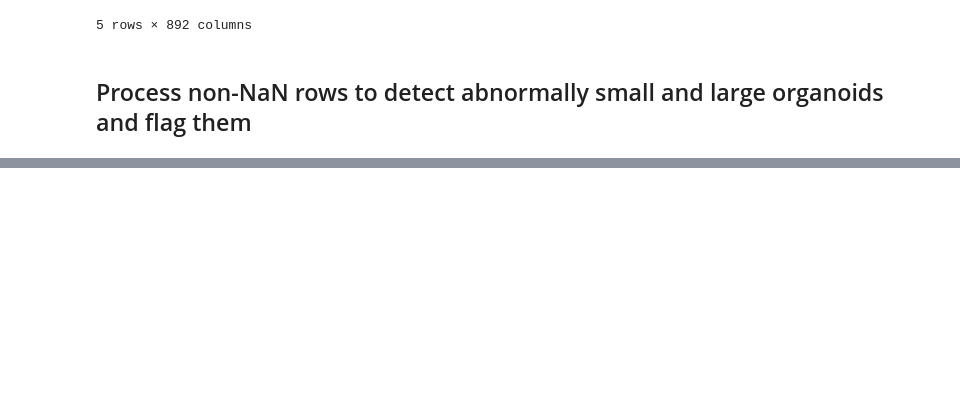
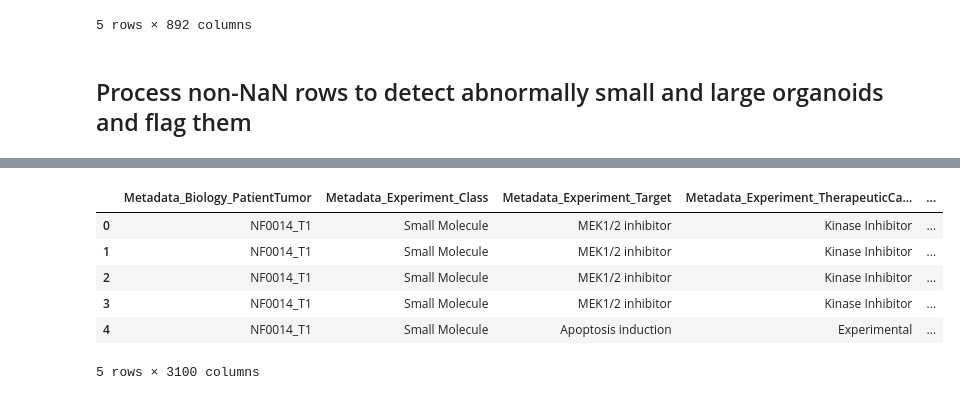
Before and after one commit to WayScience/NF1_3D_organoid_profiling_pipeline, a Jupyter notebook: 4.processing_image_based_profiles/notebooks/7a.organoid_qc.ipynb, the cells around one changed output, grey strips where cells are left out. Saved outputs shown, nothing was run; the diff lists cells and outputs as text; code cells hidden in the pictures; blank space fills up the shorter version.

```diff
--- a/4.processing_image_based_profiles/notebooks/7a.organoid_qc.ipynb
+++ b/4.processing_image_based_profiles/notebooks/7a.organoid_qc.ipynb
@@ -207,0 +224,32 @@ organoid_profiles_df.head()
+# %%
+sammed_organoid_df = pd.read_parquet(sammed_annotated_organoid_profiles_path)
+original_sammed_shape = sammed_organoid_df.shape
+# set the merge keys to int for both dataframes to ensure they match
+merge_keys = [
+    "Metadata_Biology_PatientTumor",
+    "Metadata_Experiment_WellFOV",
+    "Metadata_Object_ObjectID",
+]
+qc_keys = [col for col in organoid_profiles_df.columns if "Metadata_cqc" in col]
+
+
+# merge the flagged organoid profiles with the sammed annotated organoid profiles
+qc_annotated_sammed_organoid_df = sammed_organoid_df.merge(
+    organoid_profiles_df[qc_keys + merge_keys],
+    on=merge_keys,
+    how="left",
+)
+if qc_annotated_sammed_organoid_df.shape[1] == original_sammed_shape[1]:
+    raise ValueError(
+        f"No new columns were added during the merge. Check that the merge keys {merge_keys} are correct and that the qc keys {qc_keys} are present in the organoid_profiles_df."
+    )
+qc_annotated_sammed_organoid_df.to_parquet(sammed_organoid_qc_output_path, index=False)
+qc_annotated_sammed_organoid_df.head()
+# %% [output]
+|  | Metadata_Biology_PatientTumor | Metadata_Experiment_Class | Metadata_Experiment_Target | Metadata_Experiment_TherapeuticCa... | ... |
+| 0 | NF0014_T1 | Small Molecule | MEK1/2 inhibitor | Kinase Inhibitor | ... |
+| 1 | NF0014_T1 | Small Molecule | MEK1/2 inhibitor | Kinase Inhibitor | ... |
+| 2 | NF0014_T1 | Small Molecule | MEK1/2 inhibitor | Kinase Inhibitor | ... |
+| 3 | NF0014_T1 | Small Molecule | MEK1/2 inhibitor | Kinase Inhibitor | ... |
+| 4 | NF0014_T1 | Small Molecule | Apoptosis induction | Experimental | ... |
+5 rows × 3100 columns
```
Also changed, not shown: parts of 5 cells of this notebook, 50 other files.
